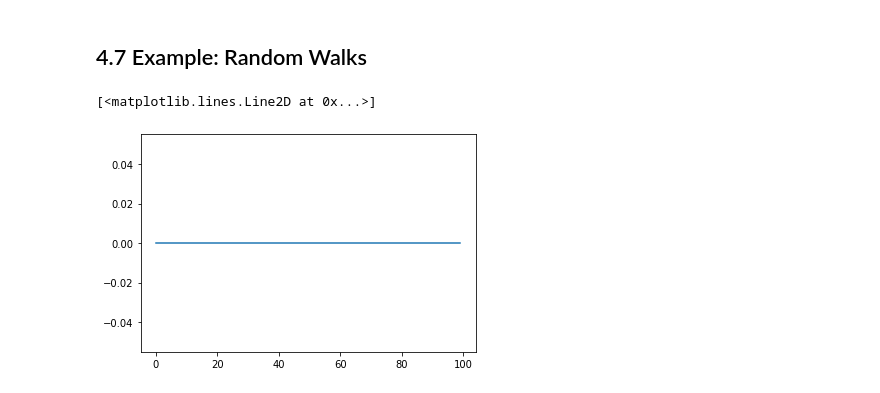
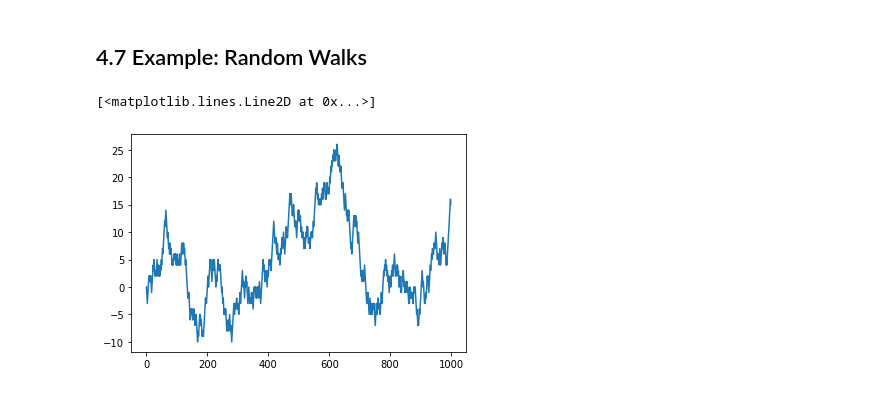
Before and after one commit to lei8c8/pydata, a Jupyter notebook: chapter4.ipynb, the cells around one changed output. Drawn from its saved outputs; the diff is of its cells as text; code cells hidden in the pictures.

```diff
--- a/chapter4.ipynb
+++ b/chapter4.ipynb
@@ -815,13 +815,13 @@ array(['Bob', 'Joe', 'Will'], dtype='<U4')
 # %%
 import random
 position = 0
 walk = [position]
 steps = 1000
 for i in range(steps):
     step = 1 if random.randint(0,1) else -1
-    points += step
+    position += step
     walk.append(position)
-plt.plot(walk[:100])
+plt.plot(walk[:1000])
 # %% [output]
 [<matplotlib.lines.Line2D at 0x...>]
-[figure, old version]
+[figure, new version]
```
Also changed, not shown: 1 other file.
